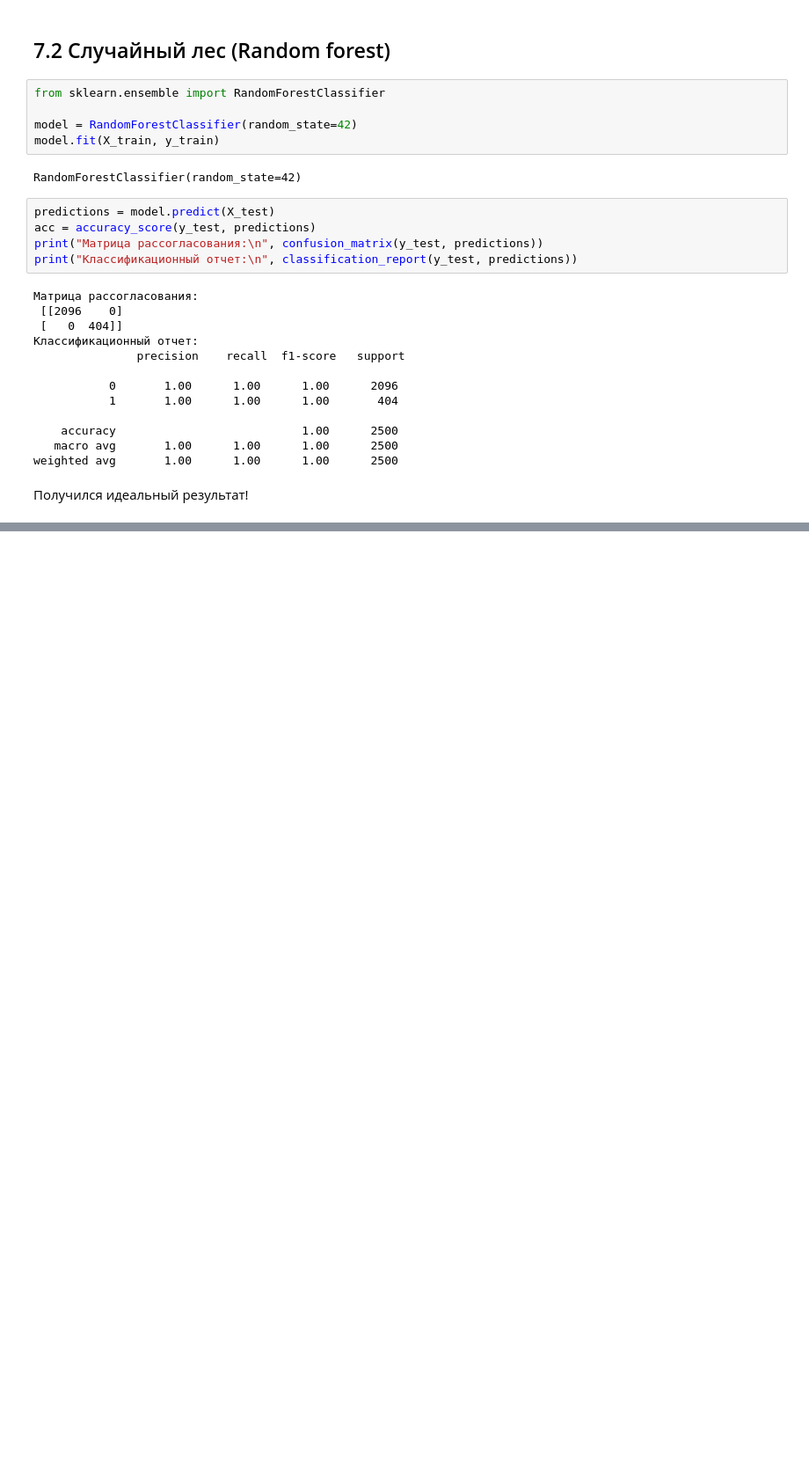
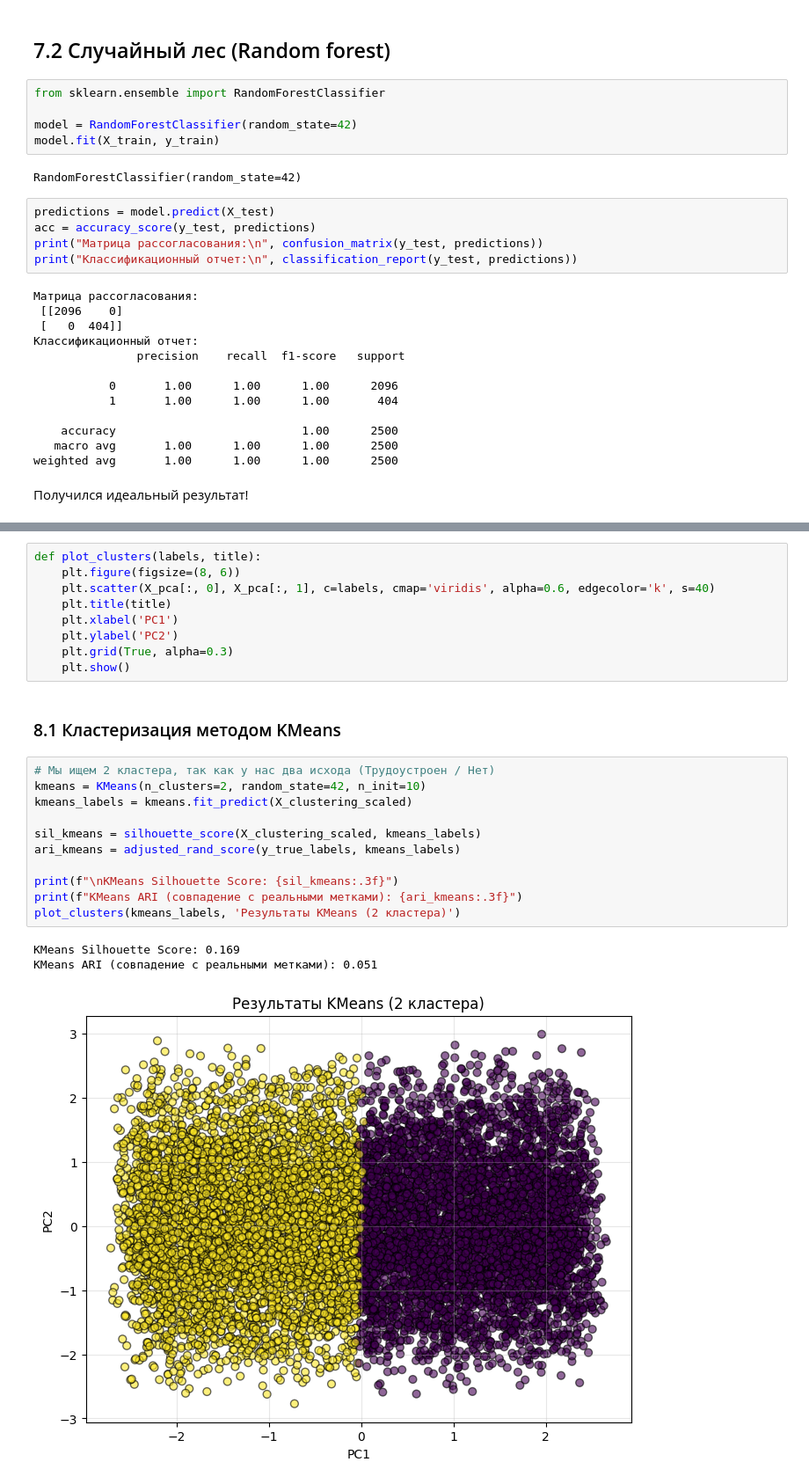
Before and after one commit to Uzema/ML, a Jupyter notebook: CollegePlacement_ml.ipynb, the cells around one changed output, grey strips where cells are left out. Shown at 88% size. Cells and saved outputs as stored; diff of their text form; blank space fills up the shorter version.

```diff
--- a/CollegePlacement_ml.ipynb
+++ b/CollegePlacement_ml.ipynb
@@ -443,0 +474,26 @@ weighted avg       1.00      1.00      1.00      2500
+# %%
+def plot_clusters(labels, title):
+    plt.figure(figsize=(8, 6))
+    plt.scatter(X_pca[:, 0], X_pca[:, 1], c=labels, cmap='viridis', alpha=0.6, edgecolor='k', s=40)
+    plt.title(title)
+    plt.xlabel('PC1')
+    plt.ylabel('PC2')
+    plt.grid(True, alpha=0.3)
+    plt.show()
+# %% [markdown]
+### 8.1 Кластеризация методом KMeans
+# %%
+# Мы ищем 2 кластера, так как у нас два исхода (Трудоустроен / Нет)
+kmeans = KMeans(n_clusters=2, random_state=42, n_init=10)
+kmeans_labels = kmeans.fit_predict(X_clustering_scaled)
+
+sil_kmeans = silhouette_score(X_clustering_scaled, kmeans_labels)
+ari_kmeans = adjusted_rand_score(y_true_labels, kmeans_labels)
+
+print(f"\nKMeans Silhouette Score: {sil_kmeans:.3f}")
+print(f"KMeans ARI (совпадение с реальными метками): {ari_kmeans:.3f}")
+plot_clusters(kmeans_labels, 'Результаты KMeans (2 кластера)')
+# %% [output]
+KMeans Silhouette Score: 0.169
+KMeans ARI (совпадение с реальными метками): 0.051
+[figure, added]
```
Also changed, not shown: parts of 11 cells of this notebook.
